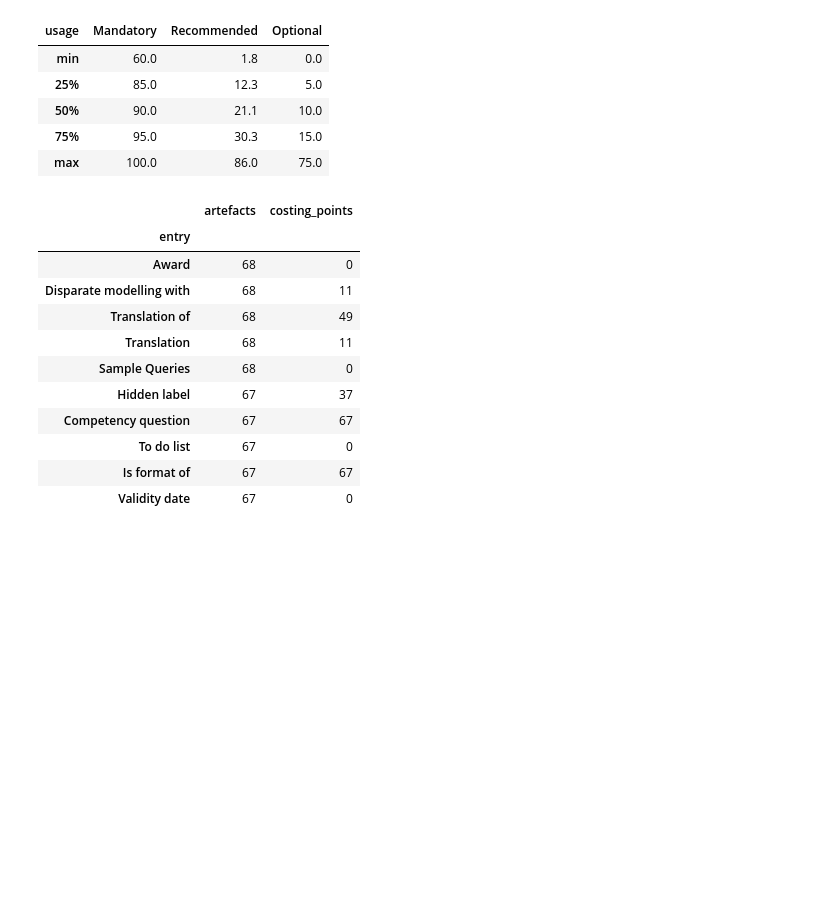
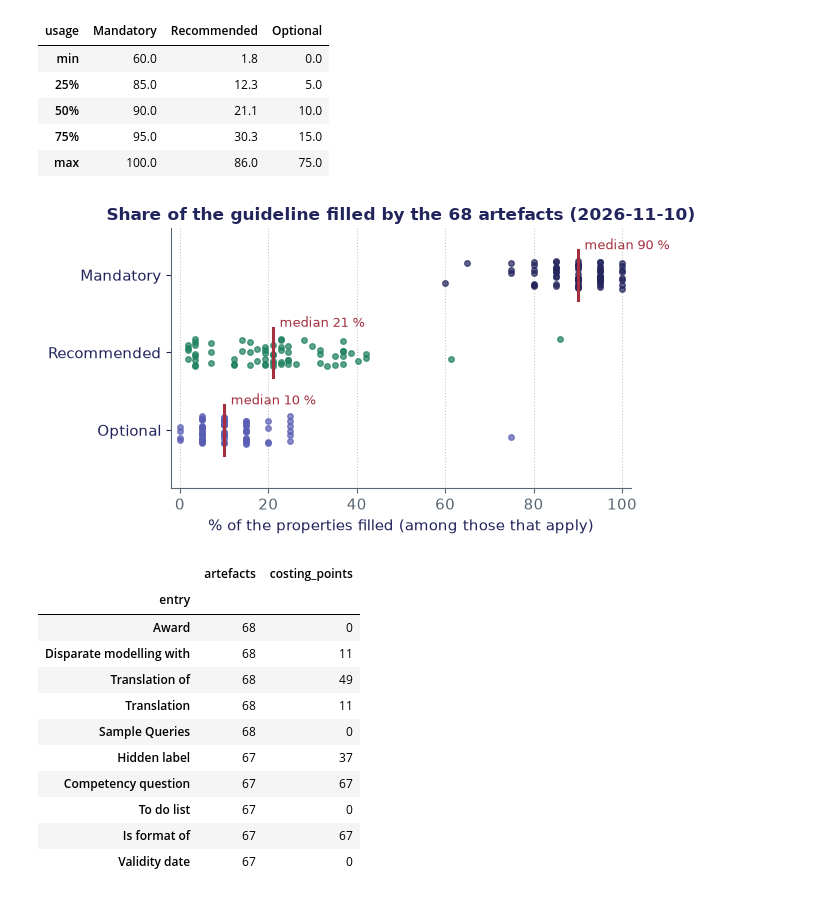
Before and after one commit to EarthPortal/SA_Management, a Jupyter notebook: earthportal_sa_audit/05_audits.ipynb, the cells around one changed output. Cells and saved outputs as stored; diff of their text form; code cells hidden in the pictures; blank space fills up the shorter version.

```diff
--- a/earthportal_sa_audit/05_audits.ipynb
+++ b/earthportal_sa_audit/05_audits.ipynb
@@ -561,6 +592,29 @@ filled_share[list(USAGES)].describe().loc[["min", "25%", "50%", "75%", "max"]].r
 | 50% | 90.0 | 21.1 | 10.0 |
 | 75% | 95.0 | 30.3 | 15.0 |
 | max | 100.0 | 86.0 | 75.0 |
+# %%
+# Figure 6: how much of the guideline each artefact fills, by usage (one dot per artefact)
+usages = list(USAGES)                                   # Mandatory, Recommended, Optional
+rng = np.random.default_rng(0)                          # a fixed seed, so that the dots do not move between runs
+plt.figure(figsize=(6.5, 3.6))
+for i, (usage, colour) in enumerate(zip(usages, [NAVY, TEAL, INDIGO])):
+    values = filled_share[usage].dropna().values
+    plt.scatter(values, i + rng.uniform(-0.18, 0.18, len(values)), s=16, color=colour, alpha=0.7, zorder=3)
+    median = np.median(values)
+    plt.plot([median, median], [i - 0.32, i + 0.32], color=RED, lw=2.2, zorder=4)
+    plt.text(median + 1.5, i - 0.33, f"median {median:.0f} %", color=RED, fontsize=9.5, ha="left")
+plt.yticks(range(len(usages)), usages)
+plt.ylim(-0.6, 2.75)
+plt.xlim(-2, 102)
+plt.gca().invert_yaxis()
+plt.title(f"Share of the guideline filled by the {n_artefacts} artefacts ({RUN_DATE})", fontsize=12, fontweight="bold", color=NAVY)
+plt.xlabel("% of the properties filled (among those that apply)")
+plt.grid(axis="x", linestyle=":", alpha=0.7, zorder=0)
+plt.tight_layout()
+plt.savefig(FIGURES / "fig_guideline_compliance.pdf", bbox_inches="tight")
+plt.show()
+# %% [output]
+[figure, added]
 # %%
 # The Recommended properties most often empty among the artefacts, and how often they also cost O'FAIRe points
 recommended = actions[(actions.kind == "artefact") & (actions.usage == "Recommended")]
```
Also changed, not shown: parts of 8 cells of this notebook, 13 other files.
